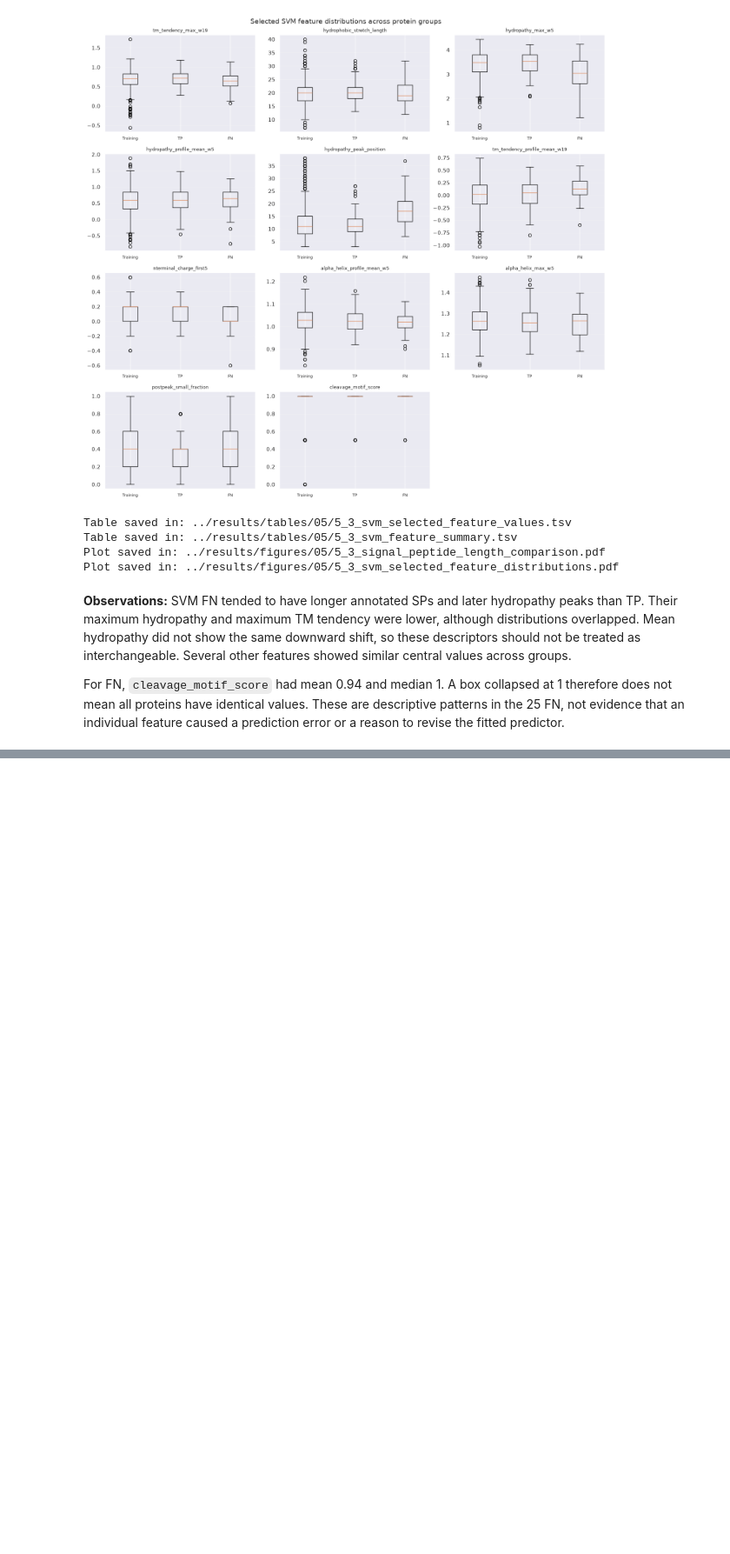
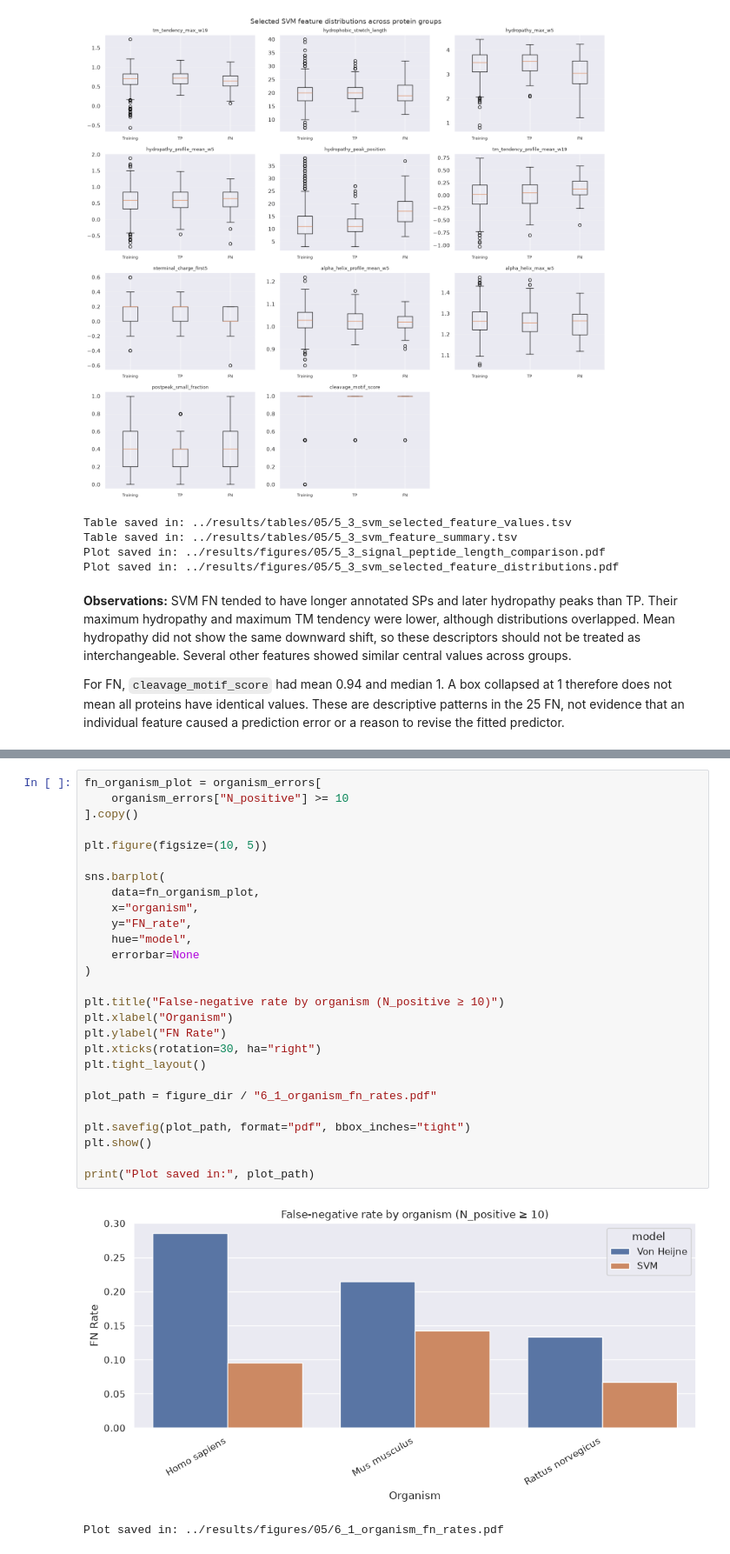
Before and after one commit to bioinformatikk/LB2_project_Group_10, a Jupyter notebook: notebooks/05_benchmarking_and_analysis.ipynb, the cells around one changed output, grey strips where cells are left out. Shown at 87% size. Drawn from its saved outputs; the diff is of its cells as text; blank space fills up the shorter version.

```diff
--- a/notebooks/05_benchmarking_and_analysis.ipynb
+++ b/notebooks/05_benchmarking_and_analysis.ipynb
@@ -1652,0 +1861,30 @@ Keep 03–04 CV estimates as evaluations of the earlier procedures, final-search
+# %%
+fn_organism_plot = organism_errors[
+    organism_errors["N_positive"] >= 10
+].copy()
+
+plt.figure(figsize=(10, 5))
+
+sns.barplot(
+    data=fn_organism_plot,
+    x="organism",
+    y="FN_rate",
+    hue="model",
+    errorbar=None
+)
+
+plt.title("False-negative rate by organism (N_positive ≥ 10)")
+plt.xlabel("Organism")
+plt.ylabel("FN Rate")
+plt.xticks(rotation=30, ha="right")
+plt.tight_layout()
+
+plot_path = figure_dir / "6_1_organism_fn_rates.pdf"
+
+plt.savefig(plot_path, format="pdf", bbox_inches="tight")
+plt.show()
+
+print("Plot saved in:", plot_path)
+# %% [output]
+[figure, added]
+Plot saved in: ../results/figures/05/6_1_organism_fn_rates.pdf
```
Also changed, not shown: parts of 18 cells of this notebook, 13 other files.
